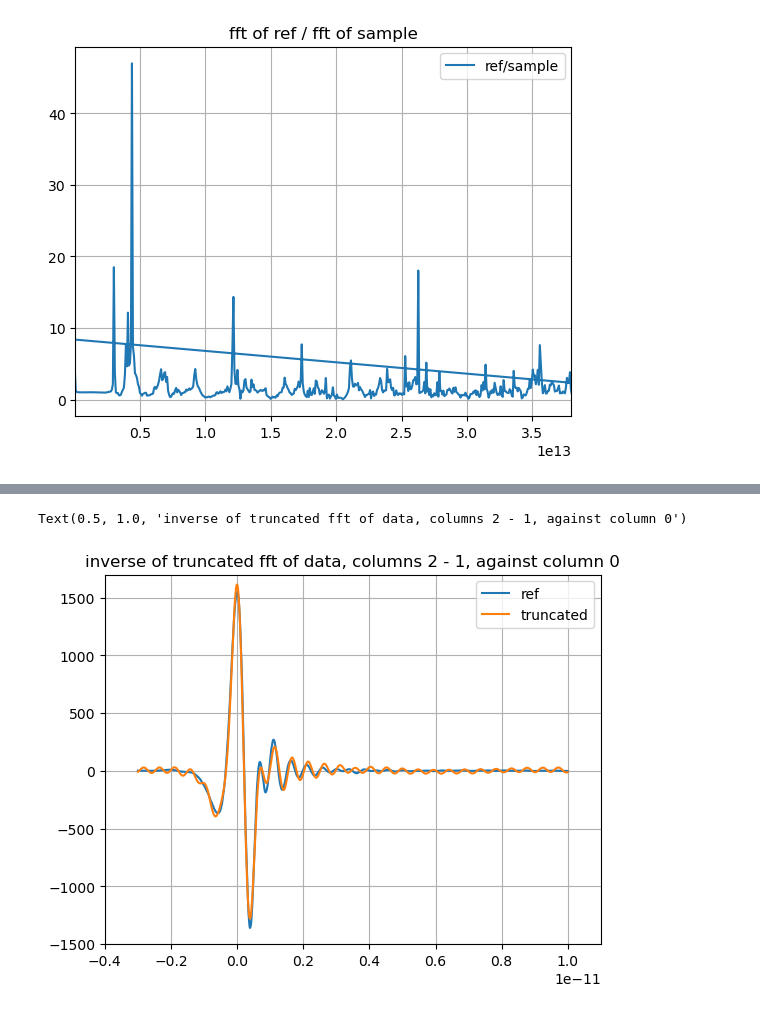
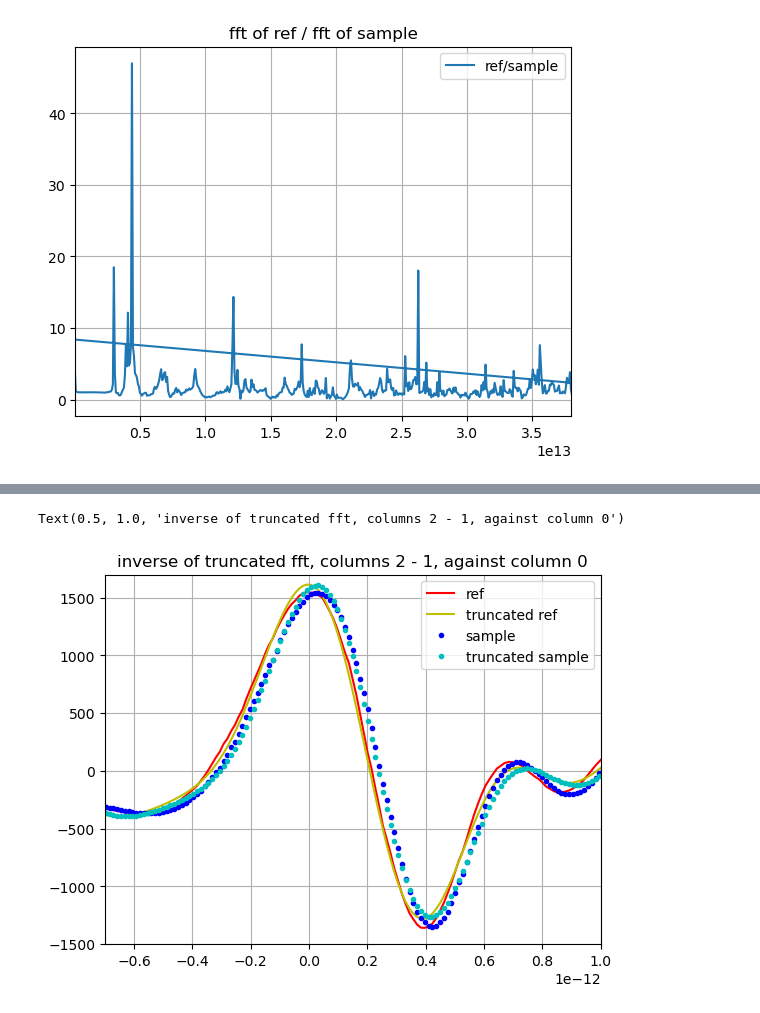
Before and after one commit to sebranchett/cheme-om-fft, a Jupyter notebook: remove_frequencies.ipynb, the cells around one changed output, grey strips where cells are left out. Saved outputs shown, nothing was run; the diff lists cells and outputs as text; code cells hidden in the pictures.

Commit message:
compare original ref and sample with reconstituted

```diff
--- a/remove_frequencies.ipynb
+++ b/remove_frequencies.ipynb
@@ -74,24 +61,3 @@ plt.title('fft of ref / fft of sample')
 # %% [output]
 Text(0.5, 1.0, 'fft of ref / fft of sample')
 [figure]
-# %%
-print("{:e}".format(xf[2]), "{:e}".format(xf[3]), "{:e}".format(xf[-3]), "{:e}".format(xf[-2]))
-print("{:e}".format(xf[27]), "{:e}".format(xf[28]))
-print("{:e}".format(xf[-28]), "{:e}".format(xf[-27]))
-for i in range(3):
-    ref_fft[i] = 0.+0.j
-for i in range(-2, 0, 1):
-    ref_fft[i] = 0.+0.j
-for i in range(28, 500, 1):
-    ref_fft[i] = 0.+0.j
-for i in range(-500, -27, 1):
-    ref_fft[i] = 0.+0.j
-
-plt.plot(xf, 0.007965 * np.real(ref_fft/sample_fft - 1.), label="real")
-plt.plot(xf, -0.007965 * np.imag(ref_fft/sample_fft - 1.), label="imag")
-plt.legend()
-plt.grid()
-plt.xlim((0.06e12, 3.8e13))
-plt.xlim((0.2e12, 2.1e12))
-# plt.ylim((-.002, .0005))
-plt.title('fft of ref / fft of sample')
@@ -103,0 +64,10 @@ Text(0.5, 1.0, 'fft of ref / fft of sample')
+# %%
+# Filter out high and low frequencies
+x_min = 0.2e12
+x_max = 2.1e12
+
+cp_sample_fft = sample_fft.copy()
+for i in range(len(xf)):
+    if abs(xf[i]) < x_min or abs(xf[i]) > x_max:
+        ref_fft[i] = 0.+0.j
+        cp_sample_fft[i] = 0.+0.j
@@ -104,12 +87,14 @@ Text(0.5, 1.0, 'fft of ref / fft of sample')
 # %%
-plt.plot(ref[:, 0], ref_2min1, label="ref")
-plt.plot(ref[:, 0], np.real(ifft(ref_fft)), label="truncated")
-# plt.plot(sample[:, 0], np.real(ifft(fft(sample_2min1))), label="sample")
+# Reconstitute the signal from the FFT
+plt.plot(ref[:, 0], ref_2min1, '-r', label="ref")
+plt.plot(ref[:, 0], np.real(ifft(ref_fft)), '-y', label="truncated ref")
+plt.plot(sample[:, 0], sample_2min1, '.b', label="sample")
+plt.plot(ref[:, 0], np.real(ifft(cp_sample_fft)), '.c', label="truncated sample")
 plt.legend()
 plt.grid()
-plt.xlim((-0.4e-11, 1.1e-11))
+plt.xlim((-0.07e-11, 0.1e-11))
 plt.ylim((-1500, 1700))
-plt.title('inverse of truncated fft of ref data, columns 2 - 1, against column 0')
+plt.title('inverse of truncated fft, columns 2 - 1, against column 0')
 # %% [output]
-Text(0.5, 1.0, 'inverse of truncated fft of data, columns 2 - 1, against column 0')
+Text(0.5, 1.0, 'inverse of truncated fft, columns 2 - 1, against column 0')
-[figure, old version]
+[figure, new version]
```
Also changed, not shown: parts of 6 cells of this notebook.
